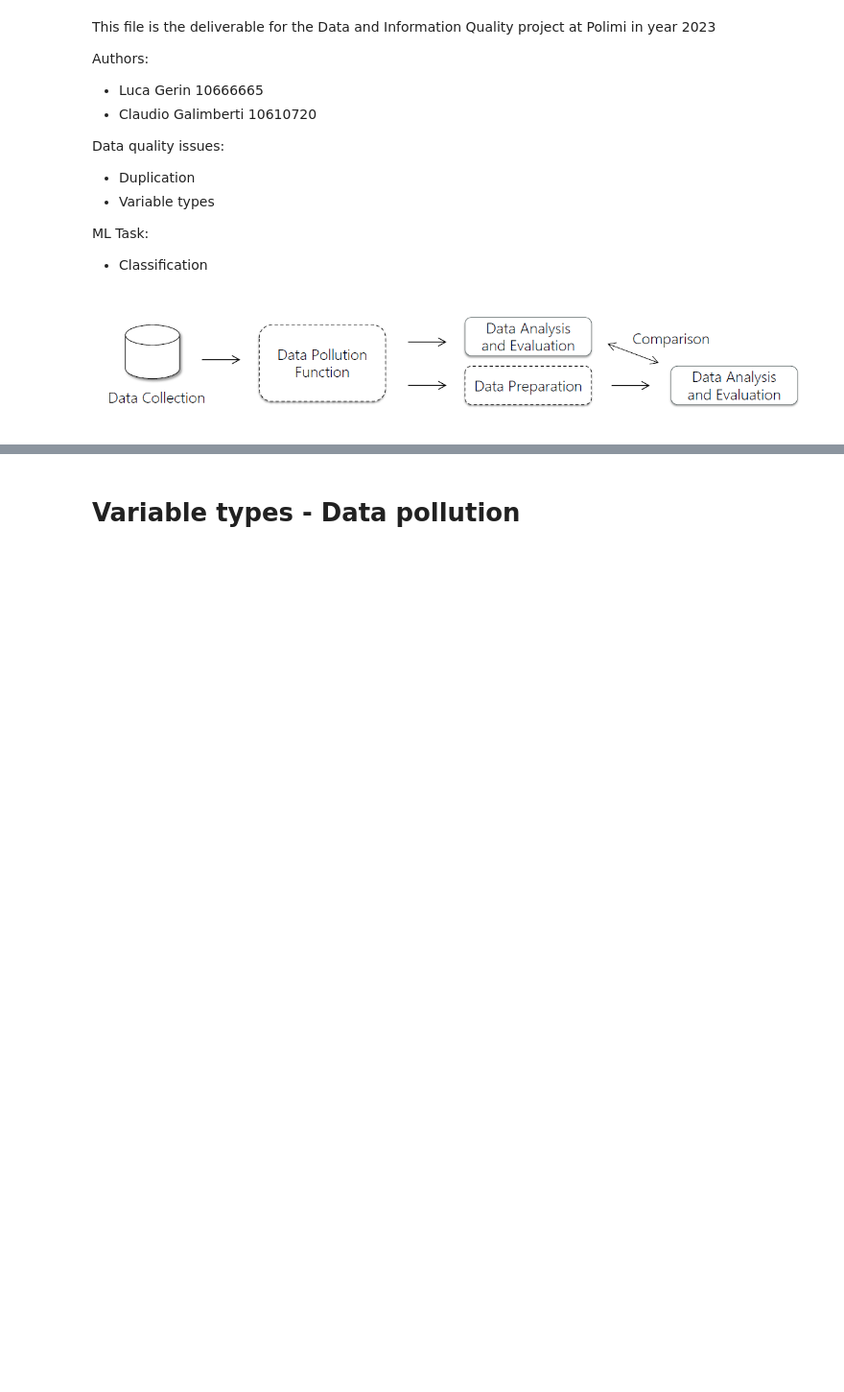
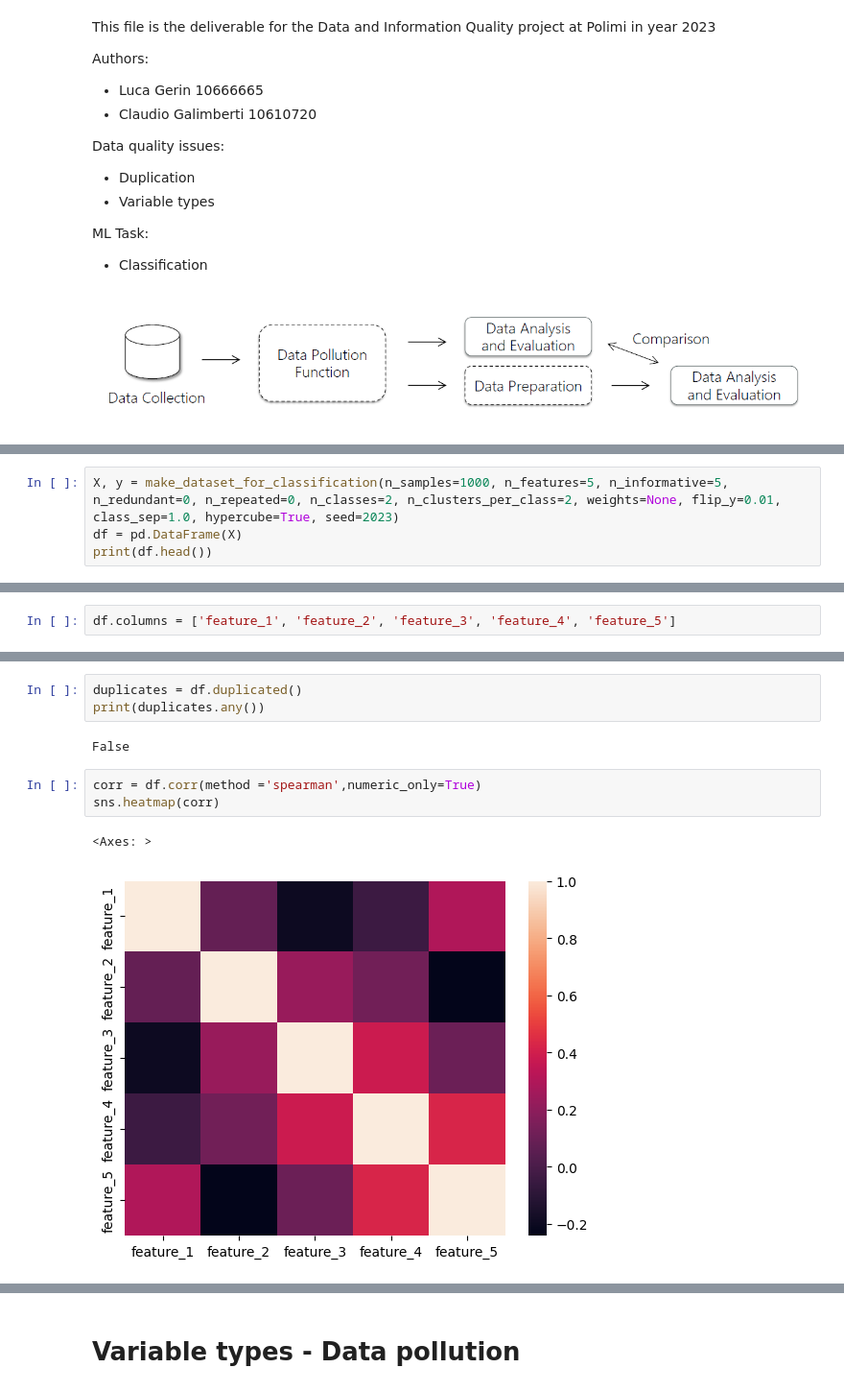
Before and after one commit to LucaGerin/Data_Quality_Project_polimi, a Jupyter notebook: DQProject_Gerin_Galimberti.ipynb, the cells around one changed output, grey strips where cells are left out. Shown at 96% size. Drawn from its saved outputs; the diff is of its cells as text; blank space fills up the shorter version.

```diff
--- a/DQProject_Gerin_Galimberti.ipynb
+++ b/DQProject_Gerin_Galimberti.ipynb
@@ -300,0 +45,4 @@ profile = pandas_profiling.ProfileReport(df)
+# %%
+X, y = make_dataset_for_classification(n_samples=1000, n_features=5, n_informative=5, n_redundant=0, n_repeated=0, n_classes=2, n_clusters_per_class=2, weights=None, flip_y=0.01, class_sep=1.0, hypercube=True, seed=2023)
+df = pd.DataFrame(X)
+print(df.head())
@@ -300,0 +60,2 @@ profile = pandas_profiling.ProfileReport(df)
+# %%
+df.columns = ['feature_1', 'feature_2', 'feature_3', 'feature_4', 'feature_5']
@@ -300,0 +71,11 @@ profile = pandas_profiling.ProfileReport(df)
+# %%
+duplicates = df.duplicated()
+print(duplicates.any())
+# %% [output]
+False
+# %%
+corr = df.corr(method ='spearman',numeric_only=True)
+sns.heatmap(corr)
+# %% [output]
+<Axes: >
+[figure, added]
```
Also changed, not shown: parts of 63 cells of this notebook.
